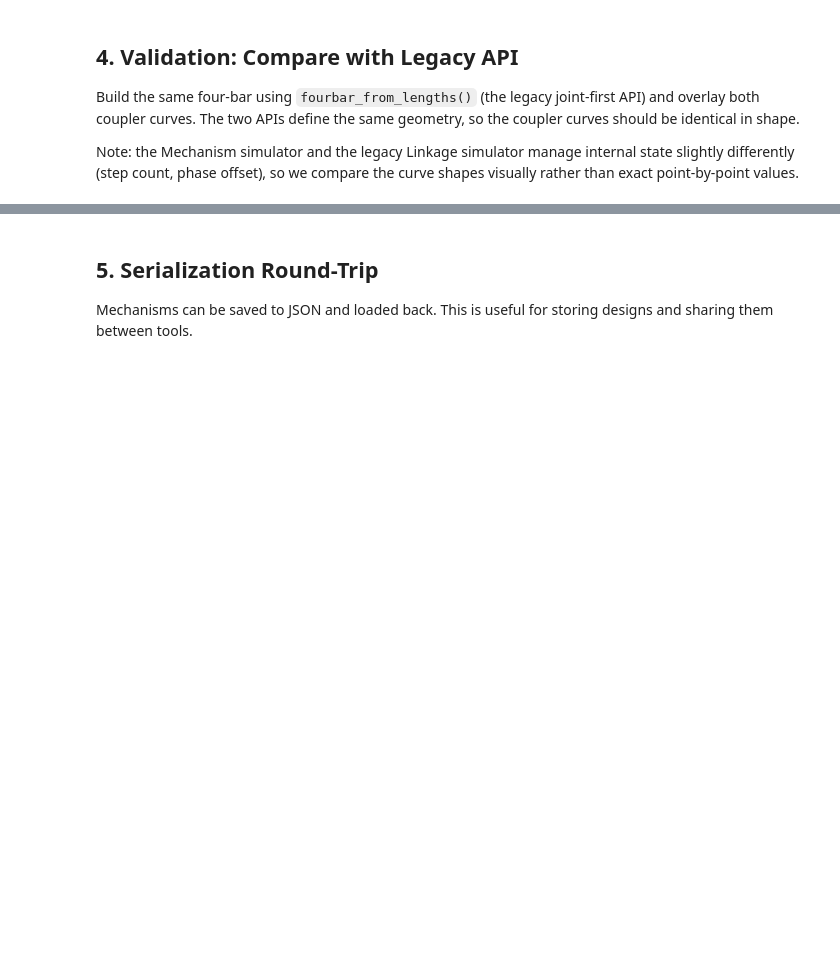
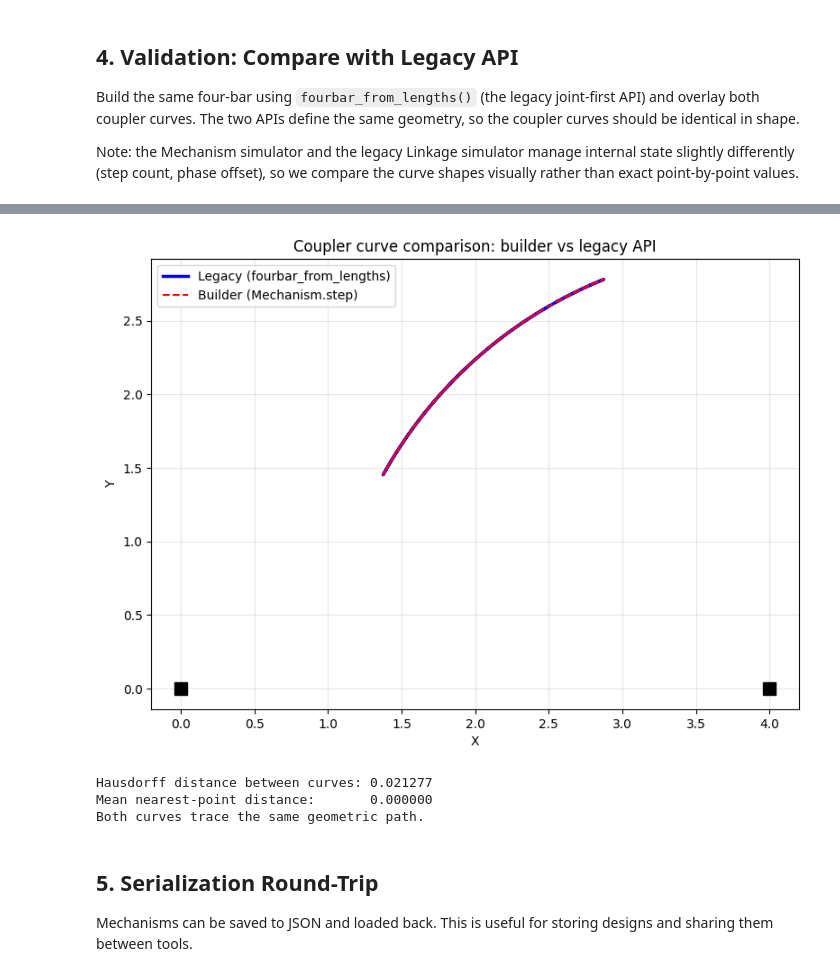
Before and after one commit to HugoFara/pylinkage, a Jupyter notebook: docs/notebooks/10_mechanism_builder.ipynb, the cells around one changed output, grey strips where cells are left out. Cells and saved outputs as stored; diff of their text form; code cells hidden in the pictures; blank space fills up the shorter version.

```diff
--- a/docs/notebooks/10_mechanism_builder.ipynb
+++ b/docs/notebooks/10_mechanism_builder.ipynb
@@ -146,54 +164,43 @@ print(f"Legacy direct constraints: {legacy_direct.get_num_constraints()}")
 # %%
 # Simulate both
 direct_loci = list(legacy_direct.step(iterations=100))
 
 # Extract coupler point (last joint = C) from legacy direct
-direct_coupler = [
-    (pos[-1][0], pos[-1][1])
-    for pos in direct_loci
-    if pos[-1][0] is not None
-]
+dx, dy = extract_trajectory(direct_loci)
 
 # From the builder mechanism, extract the coupler-rocker joint trajectory
-mech_coupler_idx = None
-for i, joint in enumerate(mechanism.components):
-    if "coupler.1" in joint.id:
-        mech_coupler_idx = i
-        break
-
-mech_coupler = [
-    (step[mech_coupler_idx][0], step[mech_coupler_idx][1])
-    for step in loci
-    if step[mech_coupler_idx][0] is not None
-]
+mech_coupler_idx = next(
+    i for i, joint in enumerate(mechanism.joints) if "coupler.1" in joint.id
+)
+cx, cy = extract_trajectory(loci, joint=mech_coupler_idx)
 
 fig, ax = plt.subplots(figsize=(8, 6))
 
-if direct_coupler:
-    dx, dy = zip(*direct_coupler, strict=False)
+if dx.size:
     ax.plot(dx, dy, 'b-', linewidth=2.5, label='Legacy (fourbar_from_lengths)')
 
-if mech_coupler:
-    cx, cy = zip(*mech_coupler, strict=False)
+if cx.size:
     ax.plot(cx, cy, 'r--', linewidth=1.5, label='Builder (Mechanism.step)')
 
 ax.plot(0, 0, 'ks', markersize=10)
 ax.plot(GROUND, 0, 'ks', markersize=10)
 
 ax.set_xlabel('X')
 ax.set_ylabel('Y')
 ax.set_title('Coupler curve comparison: builder vs legacy API')
 ax.set_aspect('equal')
 ax.legend()
 ax.grid(True, alpha=0.3)
 plt.tight_layout()
 plt.show()
+# %% [output]
+[figure, added]
 # %%
 # Quantitative shape comparison: for each point on one curve, find the
 # nearest point on the other curve (Hausdorff-style comparison).
-if direct_coupler and mech_coupler:
-    direct_arr = np.array(direct_coupler)
-    mech_arr = np.array(mech_coupler)
+if dx.size and cx.size:
+    direct_arr = np.column_stack([dx, dy])
+    mech_arr = np.column_stack([cx, cy])
 
     # For each point on the mechanism curve, find min distance to legacy curve
     from scipy.spatial.distance import cdist
@@ -210,6 +217,10 @@ if direct_coupler and mech_coupler:
         print("Curves differ -- check assembly configuration (set_branch).")
 else:
     print("Could not compare (empty trajectory)")
+# %% [output]
+Hausdorff distance between curves: 0.021277
+Mean nearest-point distance:       0.000000
+Both curves trace the same geometric path.
 # %% [markdown]
 ## 5. Serialization Round-Trip
 
```
Also changed, not shown: parts of 11 cells of this notebook, 4 other files.
